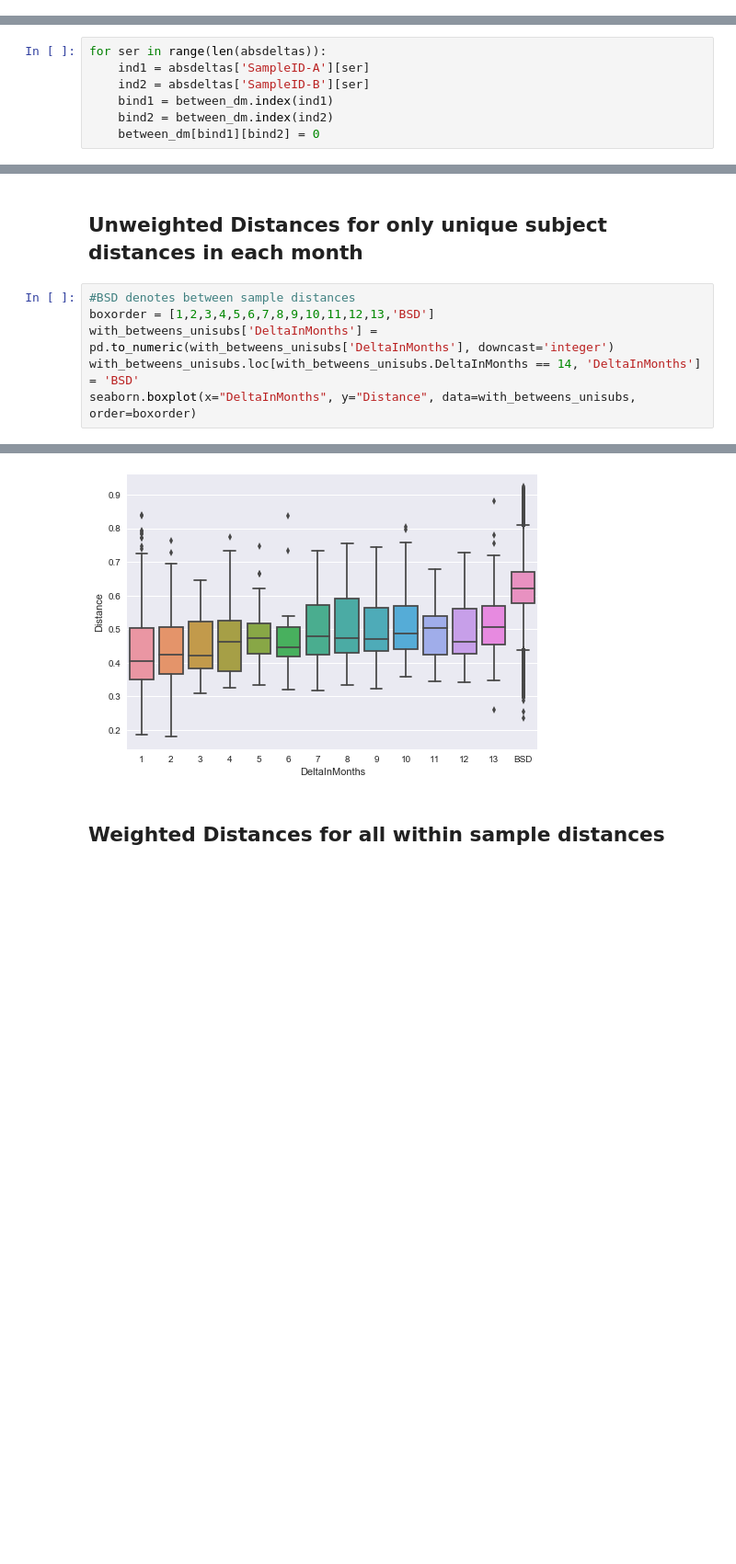
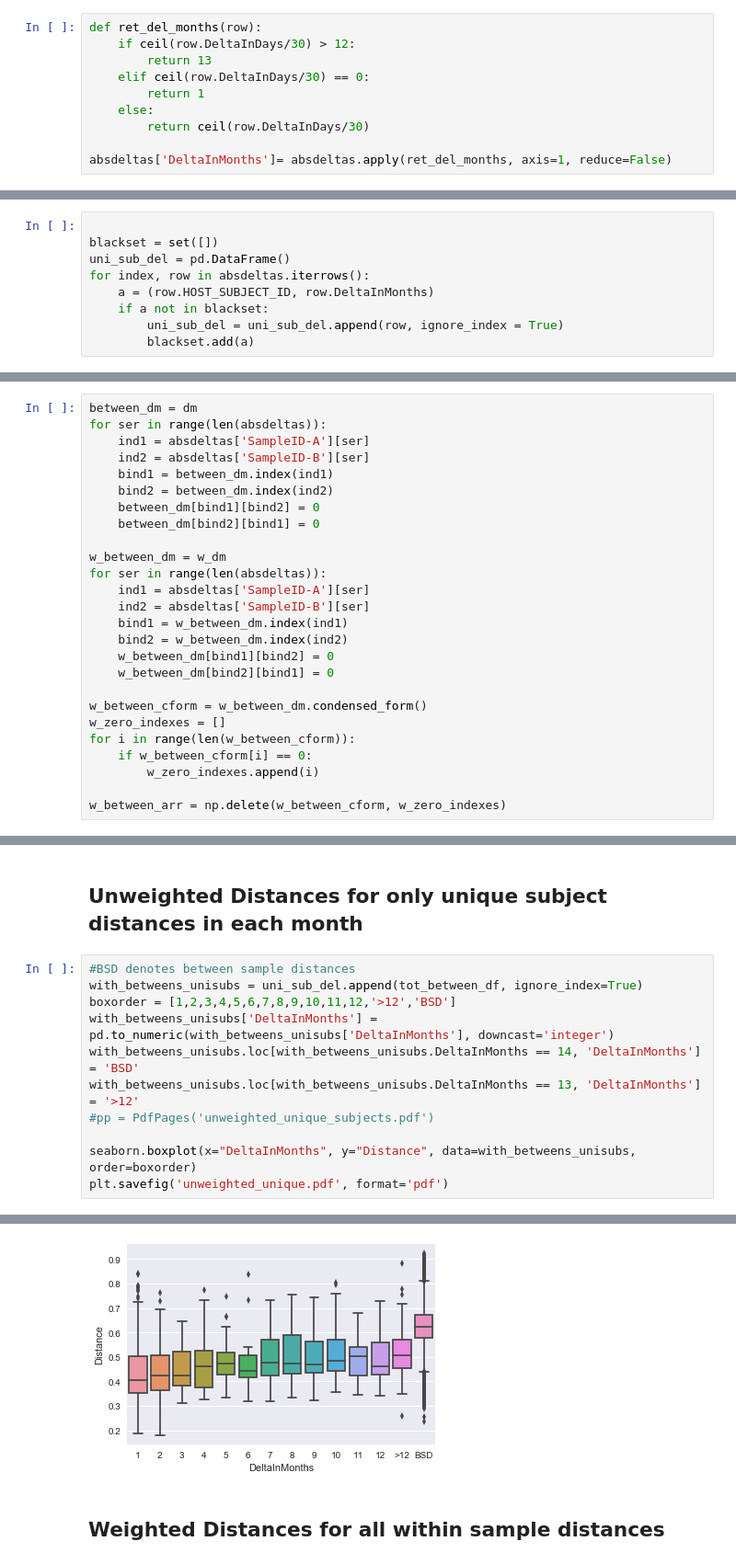
Before and after one commit to knightlab-analyses/american-gut-analyses, a Jupyter notebook: ipynb/AG_stool_temporal dynamics.ipynb, the cells around one changed output, grey strips where cells are left out. Shown at 92% size. Cells and saved outputs as stored; diff of their text form; blank space fills up the shorter version.

Commit message:
notebook might have everything it needs, added pdfs of the most important figures

```diff
--- a/ipynb/AG_stool_temporal dynamics.ipynb
+++ b/ipynb/AG_stool_temporal dynamics.ipynb
@@ -204,0 +31,10 @@ between_dm = dm
+# %%
+def ret_del_months(row):
+    if ceil(row.DeltaInDays/30) > 12:
+        return 13
+    elif ceil(row.DeltaInDays/30) == 0:
+        return 1
+    else:
+        return ceil(row.DeltaInDays/30)
+
+absdeltas['DeltaInMonths']= absdeltas.apply(ret_del_months, axis=1, reduce=False)
@@ -204,0 +43,9 @@ between_dm = dm
+# %%
+
+blackset = set([])
+uni_sub_del = pd.DataFrame()
+for index, row in absdeltas.iterrows():
+    a = (row.HOST_SUBJECT_ID, row.DeltaInMonths)
+    if a not in blackset:
+        uni_sub_del = uni_sub_del.append(row, ignore_index = True)
+        blackset.add(a)
@@ -205,7 +55,26 @@ between_dm = dm
 # %%
+between_dm = dm
 for ser in range(len(absdeltas)):
     ind1 = absdeltas['SampleID-A'][ser]
     ind2 = absdeltas['SampleID-B'][ser]
     bind1 = between_dm.index(ind1)
     bind2 = between_dm.index(ind2)
     between_dm[bind1][bind2] = 0
+    between_dm[bind2][bind1] = 0
+
+w_between_dm = w_dm
+for ser in range(len(absdeltas)):
+    ind1 = absdeltas['SampleID-A'][ser]
+    ind2 = absdeltas['SampleID-B'][ser]
+    bind1 = w_between_dm.index(ind1)
+    bind2 = w_between_dm.index(ind2)
+    w_between_dm[bind1][bind2] = 0
+    w_between_dm[bind2][bind1] = 0
+
+w_between_cform = w_between_dm.condensed_form()
+w_zero_indexes = []
+for i in range(len(w_between_cform)):
+    if w_between_cform[i] == 0:
+        w_zero_indexes.append(i)
+
+w_between_arr = np.delete(w_between_cform, w_zero_indexes)
@@ -292,8 +142,13 @@ with_betweens_unisubs = uni_sub_del.append(tot_between_df, ignore_index=True)
 ## Unweighted Distances for only unique subject distances in each month
 # %%
 #BSD denotes between sample distances
-boxorder = [1,2,3,4,5,6,7,8,9,10,11,12,13,'BSD']
+with_betweens_unisubs = uni_sub_del.append(tot_between_df, ignore_index=True)
+boxorder = [1,2,3,4,5,6,7,8,9,10,11,12,'>12','BSD']
 with_betweens_unisubs['DeltaInMonths'] = pd.to_numeric(with_betweens_unisubs['DeltaInMonths'], downcast='integer')
 with_betweens_unisubs.loc[with_betweens_unisubs.DeltaInMonths == 14, 'DeltaInMonths'] = 'BSD'
+with_betweens_unisubs.loc[with_betweens_unisubs.DeltaInMonths == 13, 'DeltaInMonths'] = '>12'
+#pp = PdfPages('unweighted_unique_subjects.pdf')
+
 seaborn.boxplot(x="DeltaInMonths", y="Distance", data=with_betweens_unisubs, order=boxorder)
+plt.savefig('unweighted_unique.pdf', format='pdf')
 # %% [output]
@@ -301,4 +155,4 @@ seaborn.boxplot(x="DeltaInMonths", y="Distance", data=with_betweens_unisubs, ord
-[figure, old version]
+[figure, new version]
 # %% [markdown]
 ## Weighted Distances for all within sample distances
 # %%
```
Also changed, not shown: parts of 35 cells of this notebook, 4 other files.
